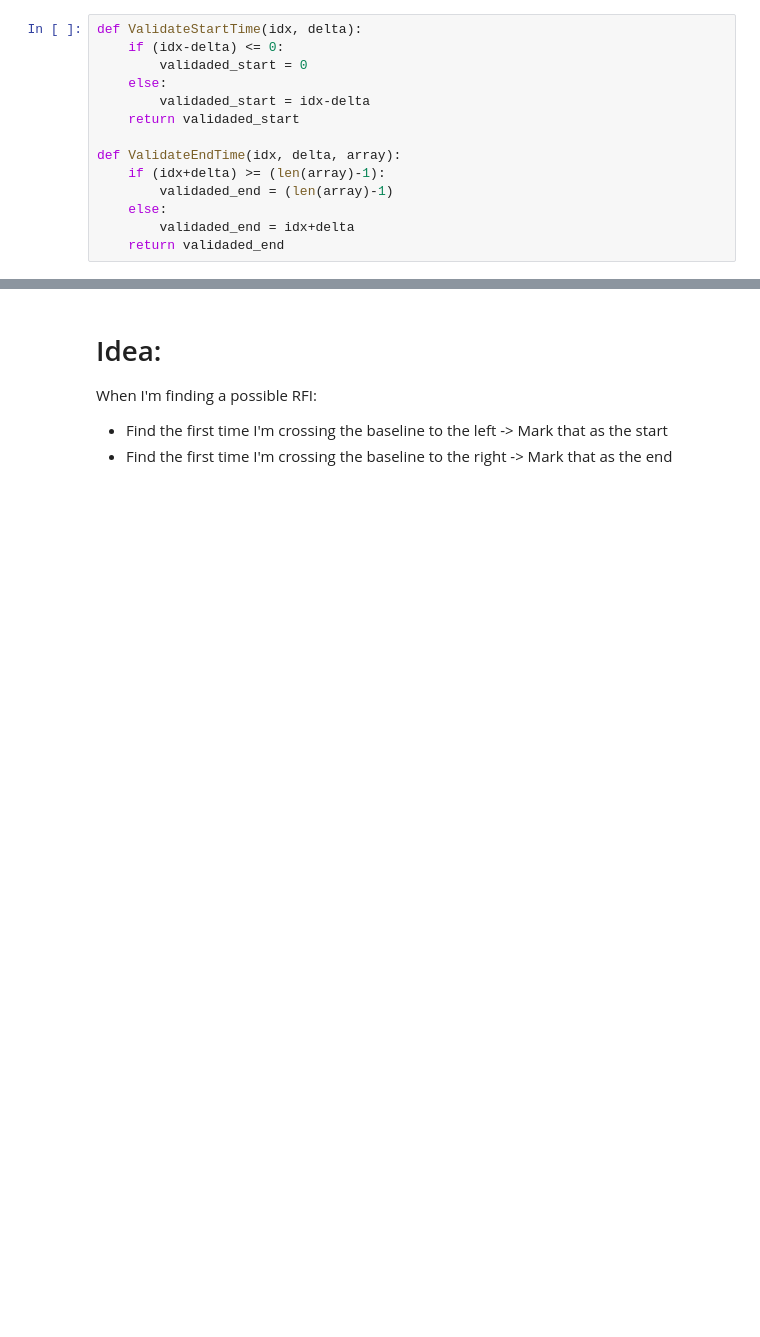
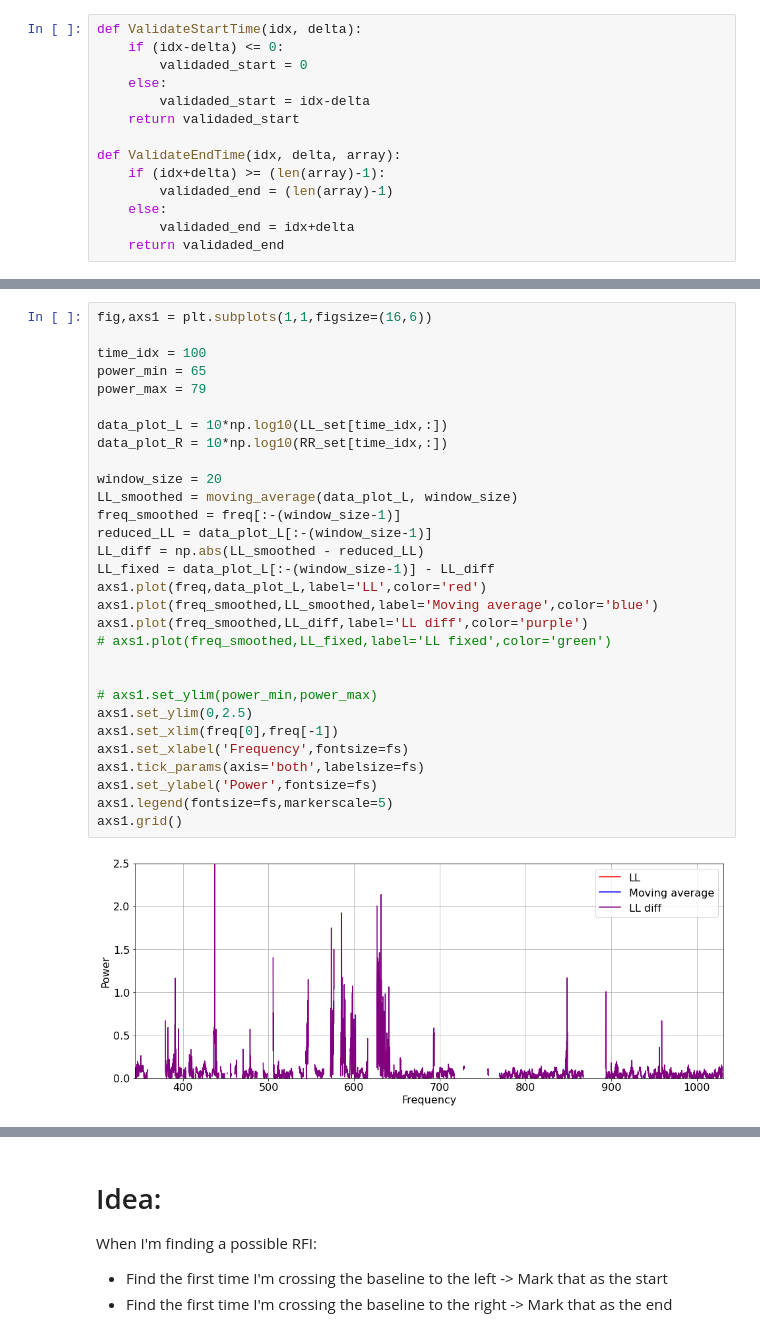
Before and after one commit to aordog/dva_pipeline, a Jupyter notebook: dva_rfi_excision_single_scan.ipynb, the cells around one changed output, grey strips where cells are left out. Cells and saved outputs as stored; diff of their text form; blank space fills up the shorter version.

```diff
--- a/dva_rfi_excision_single_scan.ipynb
+++ b/dva_rfi_excision_single_scan.ipynb
@@ -331,0 +480,32 @@ interactive(children=(IntSlider(value=17, description='rfi_number', max=35), Int
+# %%
+fig,axs1 = plt.subplots(1,1,figsize=(16,6))
+
+time_idx = 100
+power_min = 65
+power_max = 79
+
+data_plot_L = 10*np.log10(LL_set[time_idx,:])
+data_plot_R = 10*np.log10(RR_set[time_idx,:])
+
+window_size = 20
+LL_smoothed = moving_average(data_plot_L, window_size)
+freq_smoothed = freq[:-(window_size-1)]
+reduced_LL = data_plot_L[:-(window_size-1)]
+LL_diff = np.abs(LL_smoothed - reduced_LL)
+LL_fixed = data_plot_L[:-(window_size-1)] - LL_diff
+axs1.plot(freq,data_plot_L,label='LL',color='red')
+axs1.plot(freq_smoothed,LL_smoothed,label='Moving average',color='blue')
+axs1.plot(freq_smoothed,LL_diff,label='LL diff',color='purple')
+# axs1.plot(freq_smoothed,LL_fixed,label='LL fixed',color='green')
+
+
+# axs1.set_ylim(power_min,power_max)
+axs1.set_ylim(0,2.5)
+axs1.set_xlim(freq[0],freq[-1])
+axs1.set_xlabel('Frequency',fontsize=fs)
+axs1.tick_params(axis='both',labelsize=fs)
+axs1.set_ylabel('Power',fontsize=fs)
+axs1.legend(fontsize=fs,markerscale=5)
+axs1.grid()
+# %% [output]
+[figure, added]
```
Also changed, not shown: parts of 15 cells of this notebook.
